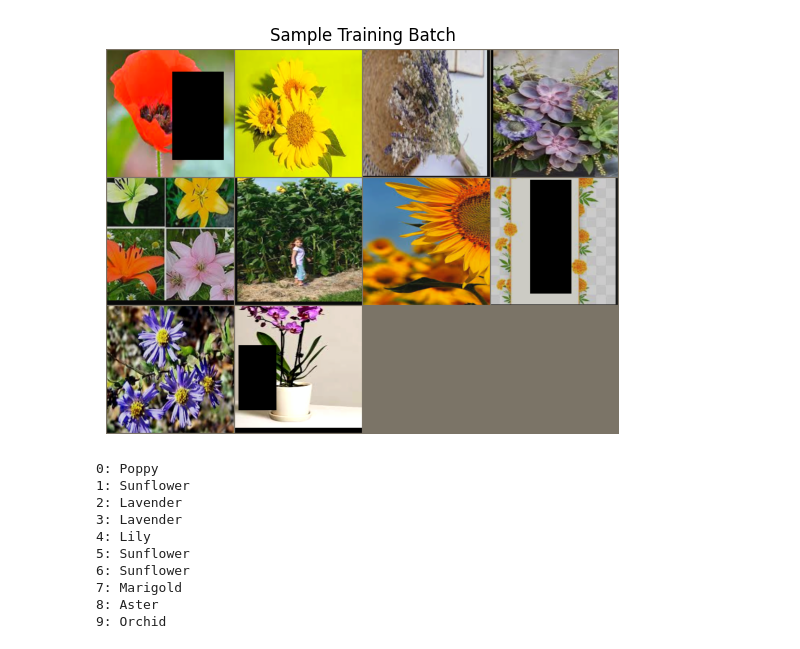
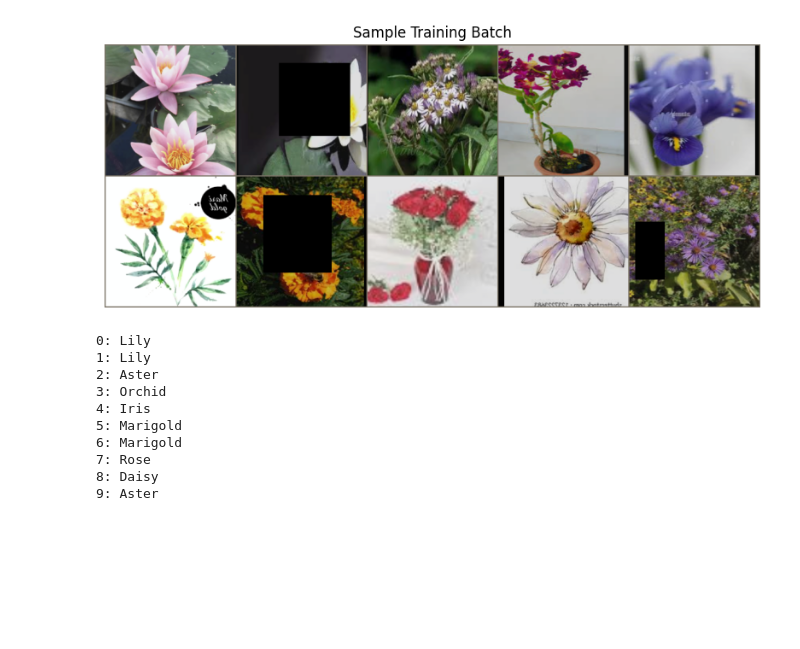
Before and after one commit to robinRossner/img-class-data-aug-comp, a Jupyter notebook: notebooks/01_data_sanity.ipynb, the cells around one changed output. Cells and saved outputs as stored; diff of their text form; code cells hidden in the pictures; blank space fills up the shorter version.

```diff
--- a/notebooks/01_data_sanity.ipynb
+++ b/notebooks/01_data_sanity.ipynb
@@ -46,29 +43,29 @@ mean = np.array([0.485, 0.456, 0.406])
 std  = np.array([0.229, 0.224, 0.225])
 
 # Make a grid
-grid = make_grid(images, nrow=4)
+grid = make_grid(images, nrow=5)
 npimg = grid.numpy().transpose((1, 2, 0))
 
 # Unnormalize
 npimg = std * npimg + mean
 npimg = np.clip(npimg, 0, 1)
 # %%
-plt.figure(figsize=(10, 5))
+plt.figure(figsize=(12, 4))
 plt.imshow(npimg)
 plt.title("Sample Training Batch")
 plt.axis("off")
 plt.show()
 for i, label in enumerate(labels):
     print(f"{i}: {meta['class_names'][label]}")
 # %% [output]
-[figure, old version]
+[figure, new version]
-0: Poppy
-1: Sunflower
-2: Lavender
-3: Lavender
-4: Lily
-5: Sunflower
-6: Sunflower
-7: Marigold
-8: Aster
-9: Orchid
+0: Lily
+1: Lily
+2: Aster
+3: Orchid
+4: Iris
+5: Marigold
+6: Marigold
+7: Rose
+8: Daisy
+9: Aster
```
Also changed, not shown: parts of 2 cells of this notebook, 5 other files.
